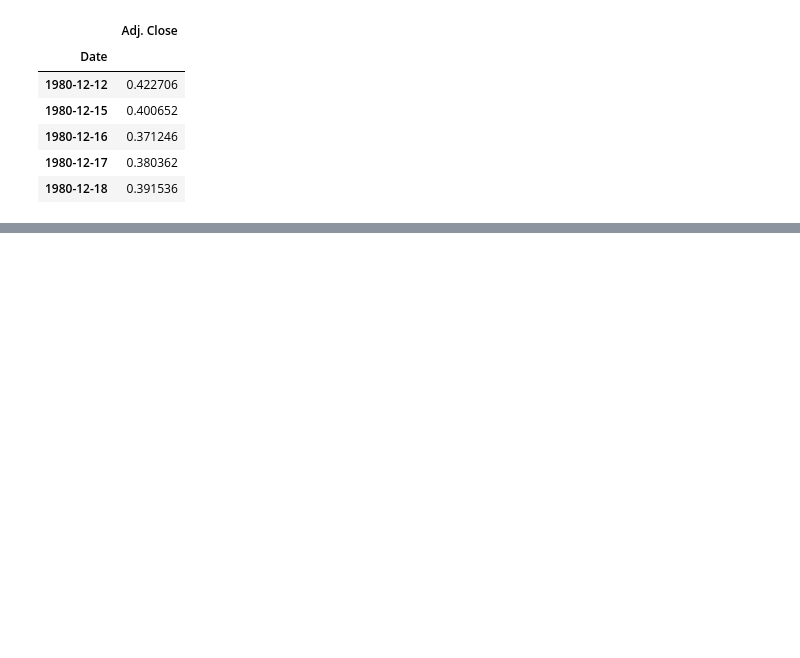
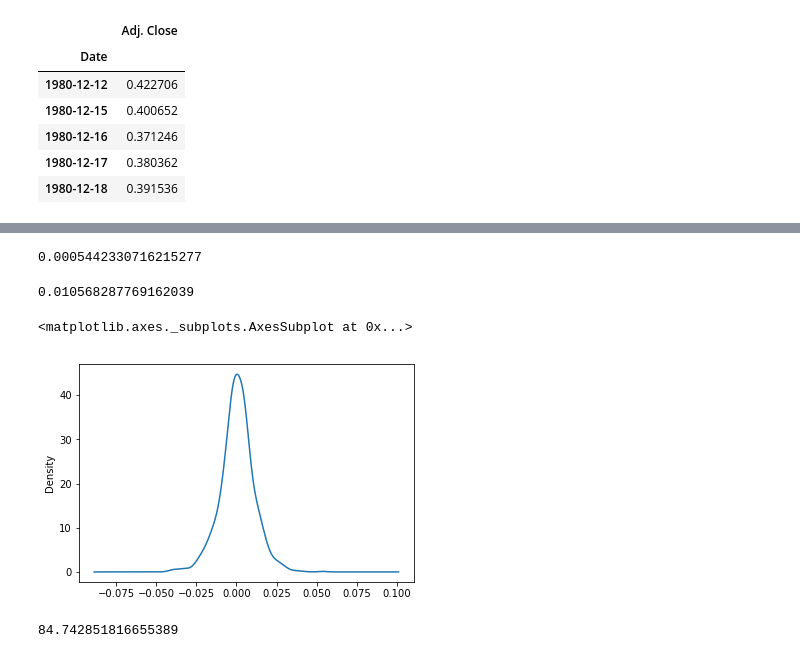
Before and after one commit to vitaliAI/Python-Source-Code, a Jupyter notebook: Python Finance Fundamentals/Python Finance Fundamentals.ipynb, the cells around one changed output, grey strips where cells are left out. Drawn from its saved outputs; the diff is of its cells as text; code cells hidden in the pictures; blank space fills up the shorter version.

```diff
--- a/Python Finance Fundamentals/Python Finance Fundamentals.ipynb
+++ b/Python Finance Fundamentals/Python Finance Fundamentals.ipynb
@@ -68,0 +187,2 @@ aapl.head()
+# %%
+portfolio_val['Daily Return'] = portfolio_val['Total Pos'].pct_change(1)
@@ -68,0 +199,13 @@ aapl.head()
+# %%
+portfolio_val['Daily Return'].mean()
+# %% [output]
+0.0005442330716215277
+# %%
+portfolio_val['Daily Return'].std()
+# %% [output]
+0.010568287769162039
+# %%
+portfolio_val['Daily Return'].plot(kind='kde')
+# %% [output]
+<matplotlib.axes._subplots.AxesSubplot at 0x...>
+[figure, added]
@@ -68,0 +214,4 @@ aapl.head()
+# %%
+cumulative_return
+# %% [output]
+84.742851816655389
```
Also changed, not shown: parts of 21 cells of this notebook.
